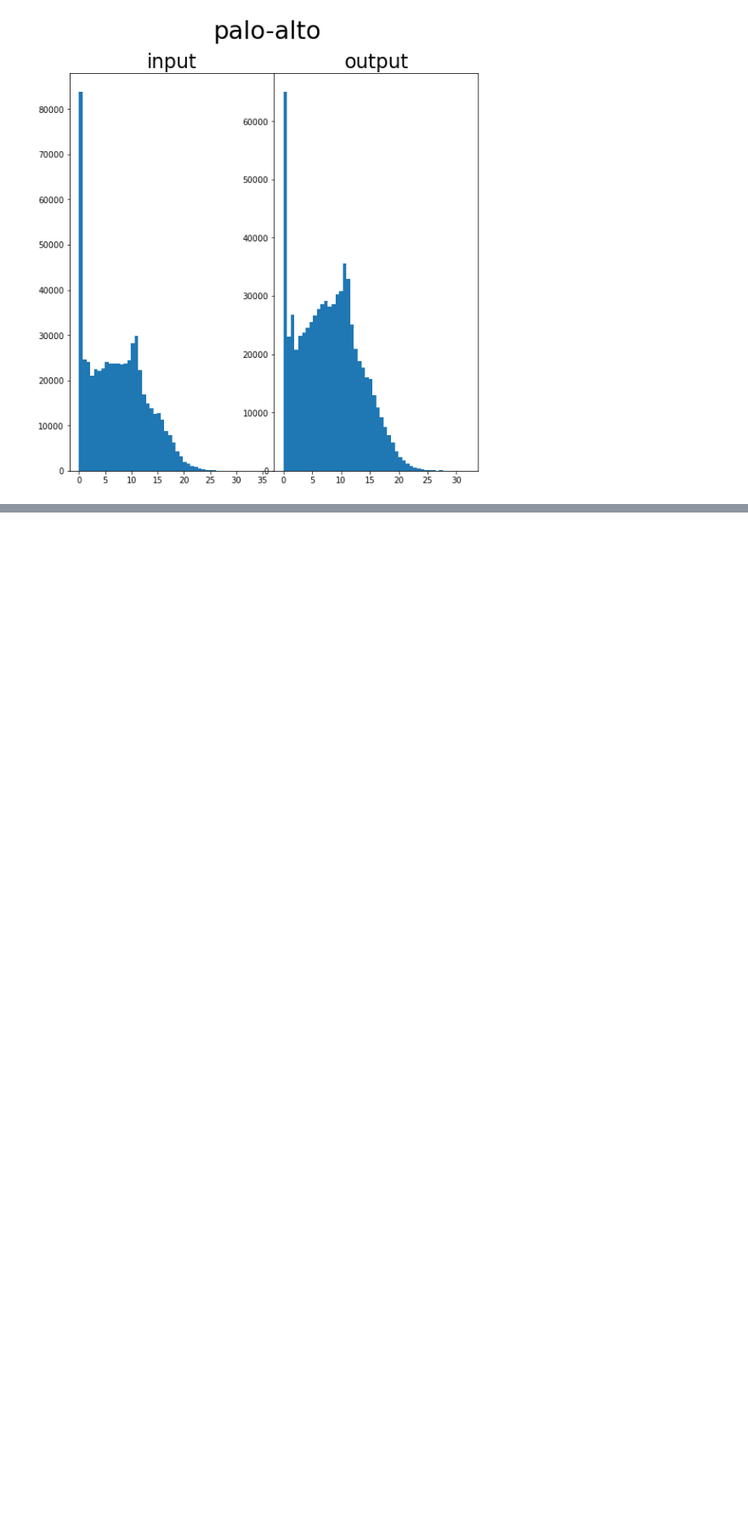
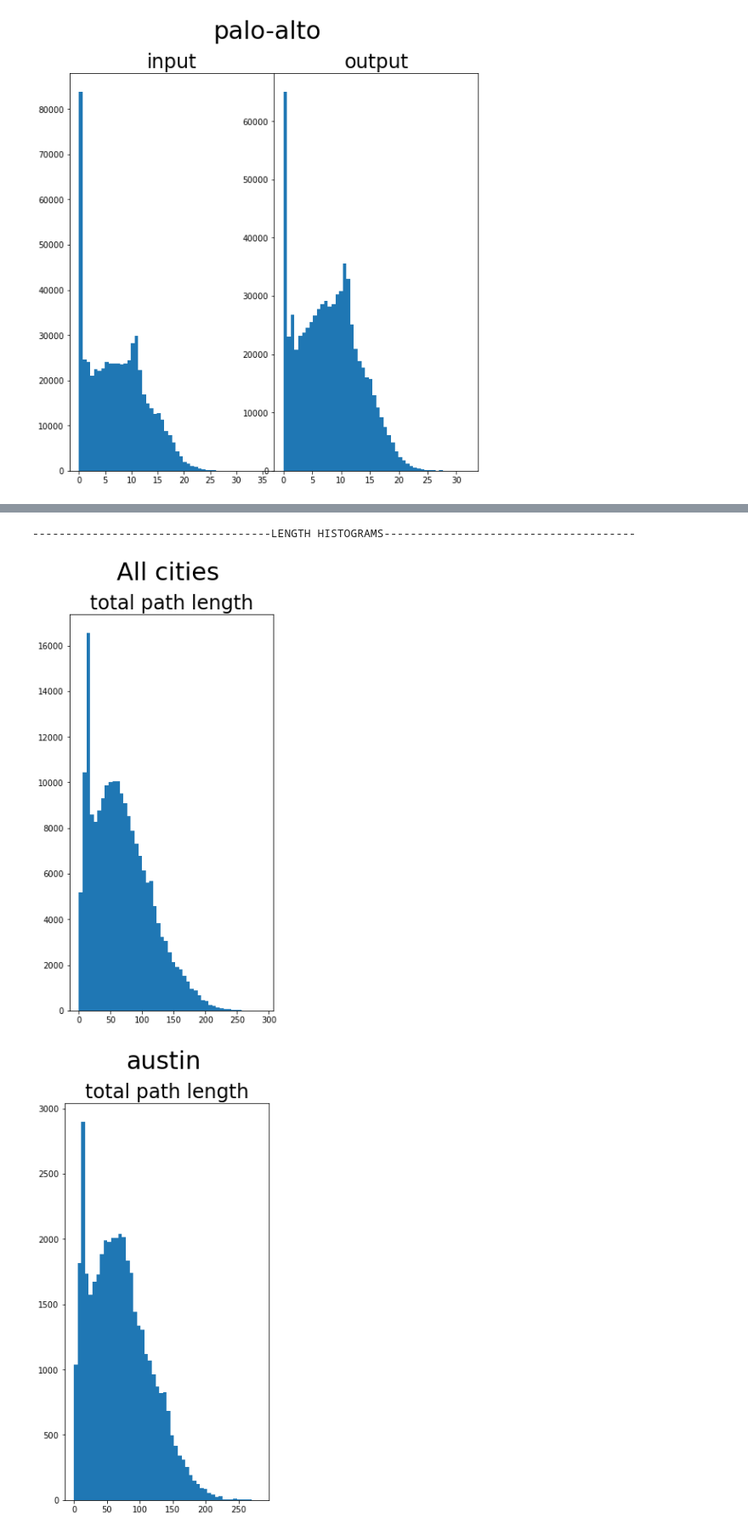
Before and after one commit to brandonho667/151B-WinningProject, a Jupyter notebook: data_analysis.ipynb, the cells around one changed output, grey strips where cells are left out. Shown at 85% size. Saved outputs shown, nothing was run; the diff lists cells and outputs as text; code cells hidden in the pictures; blank space fills up the shorter version.

Commit message:
Analyzing path lengths

```diff
--- a/data_analysis.ipynb
+++ b/data_analysis.ipynb
@@ -327,0 +398,35 @@ for i, name in enumerate(cities):
+# %%
+lens_list = [[] for _ in datasets]
+for datasets in [train_datasets, val_datasets]:
+    for dataset, lens in zip(datasets, lens_list):
+        for i in range(len(dataset)):
+            inp, out = dataset[i]
+            inp_l = np.sum(np.linalg.norm(inp[1:] - inp[:-1], axis=1))
+            out_l = np.sum(np.linalg.norm(out[1:] - out[:-1], axis=1))
+            mid_l = np.linalg.norm(out[0] - inp[-1])
+            lens.append(inp_l + out_l + mid_l)
+
+print("------------------------------------LENGTH HISTOGRAMS--------------------------------------")
+fig, axs = plt.subplots(1,1, figsize=(4.5, 9), facecolor='w', edgecolor='k')
+fig.subplots_adjust(hspace = .5, wspace=.001)
+fig.suptitle("All cities", fontsize=30)
+lens = list(itertools.chain(*lens_list))
+# out_speeds = list(itertools.chain(*out_speeds_list))
+bins = 50
+axs.set_title("total path length", fontsize=24)
+axs.hist(lens, bins=bins)
+# axs[1].set_title("output", fontsize=24)
+# axs[1].hist(out_speeds, bins=bins)
+
+for i, name in enumerate(cities):
+    fig, axs = plt.subplots(1,1, figsize=(4.5, 9), facecolor='w', edgecolor='k')
+    fig.subplots_adjust(hspace = .5, wspace=.001)
+    fig.suptitle(name, fontsize=30)
+    axs.set_title("total path length", fontsize=24)
+    axs.hist(lens_list[i], bins=bins)
+#     axs[1].set_title("output", fontsize=24)
+#     axs[1].hist(out_speeds_list[i], bins=bins)
+# %% [output]
+------------------------------------LENGTH HISTOGRAMS--------------------------------------
+[figure, added]
+[figure, added]
```
Also changed, not shown: parts of 8 cells of this notebook, 1 other file.
